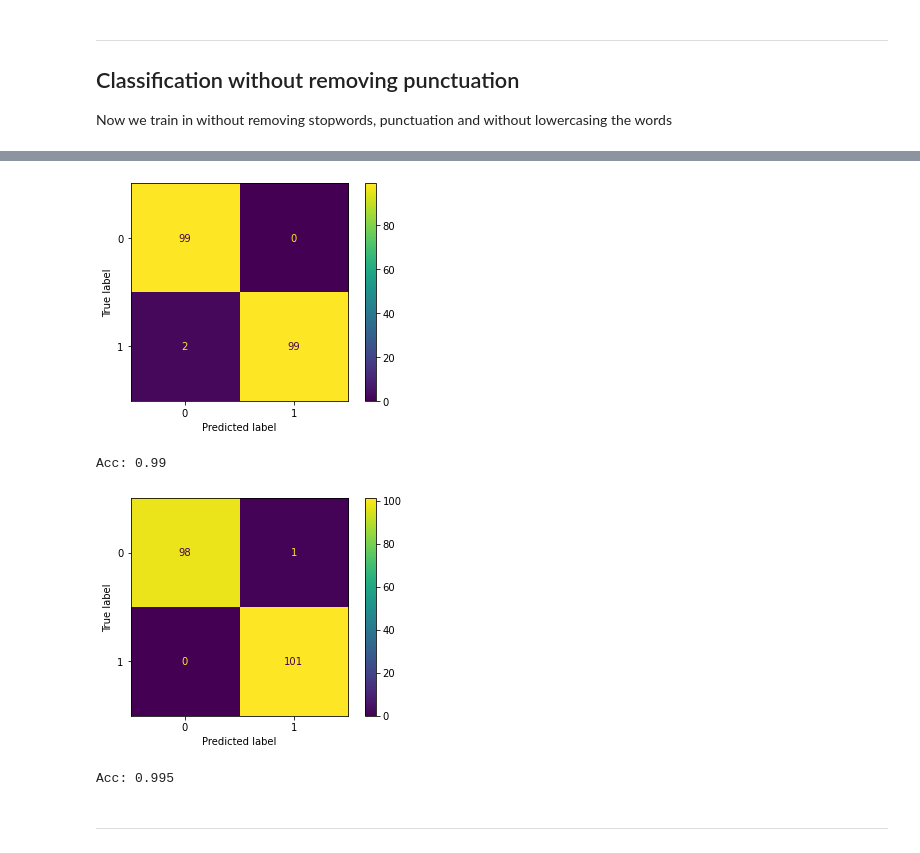
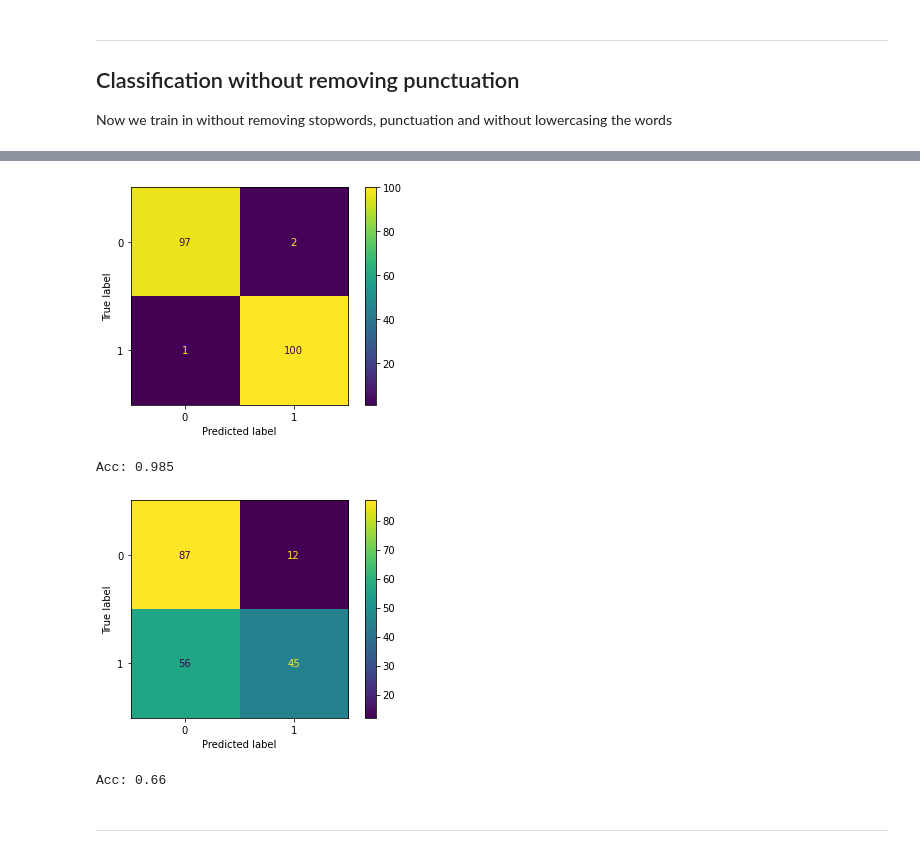
Before and after one commit to edgolyakova/DataScienceProj, a Jupyter notebook: Part 1.ipynb, the cells around one changed output, grey strips where cells are left out. Drawn from its saved outputs; the diff is of its cells as text; code cells hidden in the pictures.

```diff
--- a/Part 1.ipynb
+++ b/Part 1.ipynb
@@ -887,6 +889,6 @@ Vocabulary size: 232090
 # %%
 # Create a Perceptron object
-perc_no_filter = Perceptron(max_iter=5, tol=None, random_state=5)
+perc_no_filter = Perceptron(max_iter=1, tol=None, random_state=5)
 
 perc_no_filter.fit(X_all_train_tf, Y_all_train)
 
@@ -905,25 +907,25 @@ plt.show()
 # Print accuracy
 print("Acc:", accuracy_score(Y_all_test, Y_all_pred))
 # %% [output]
-[figure, old version]
+[figure, new version]
-Acc: 0.99
+Acc: 0.985
 # %%
-svm_no_filter = SVC(random_state=0)
+svm_no_filter = SVC(random_state=0, max_iter=1)
 
 svm_no_filter.fit(X_all_train_tf, Y_all_train)
 
 Y_all_pred = svm_no_filter.predict(X_all_test_tf)
 
 cm = confusion_matrix(Y_all_test, Y_all_pred, labels=svm_no_filter.classes_)
 disp = ConfusionMatrixDisplay(confusion_matrix=cm,
                                display_labels=svm_no_filter.classes_)
 disp.plot()
 plt.show()
 
 print("Acc:", accuracy_score(Y_all_test, Y_all_pred))
 # %% [output]
-[figure, old version]
+[figure, new version]
-Acc: 0.995
+Acc: 0.66
 # %% [markdown]
 _______________
 # %% [markdown]
```
Also changed, not shown: parts of 17 cells of this notebook.
